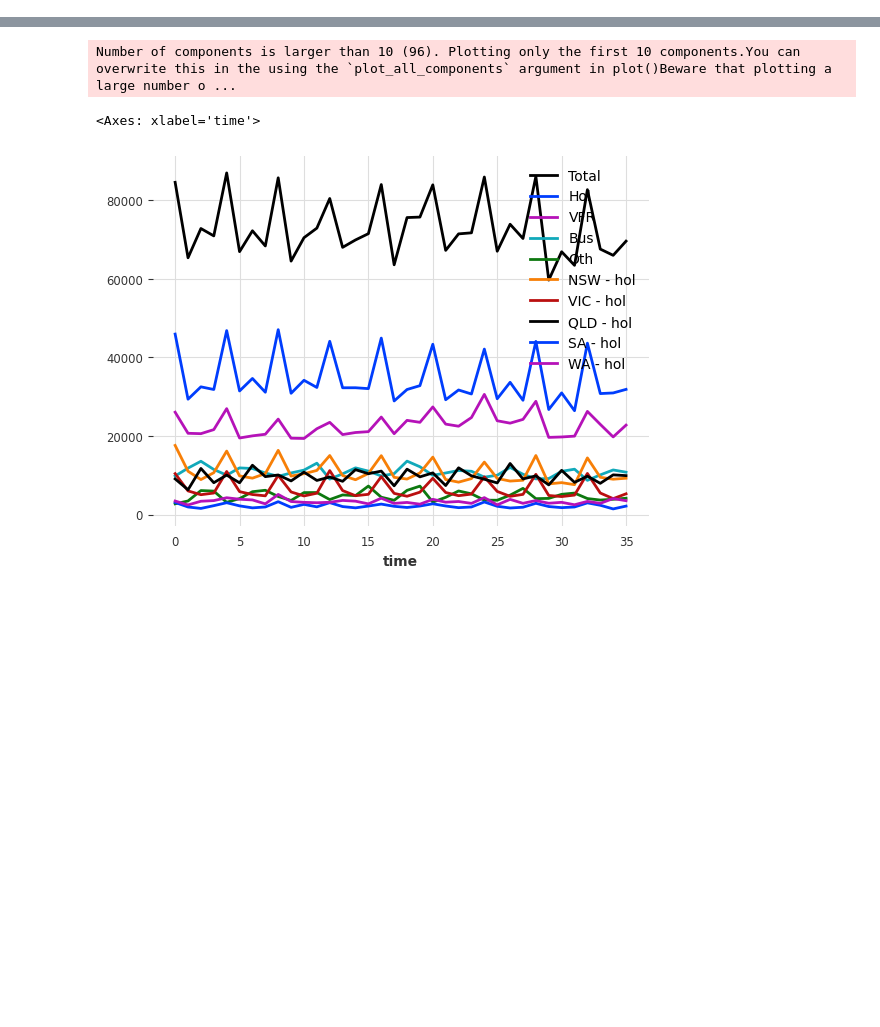
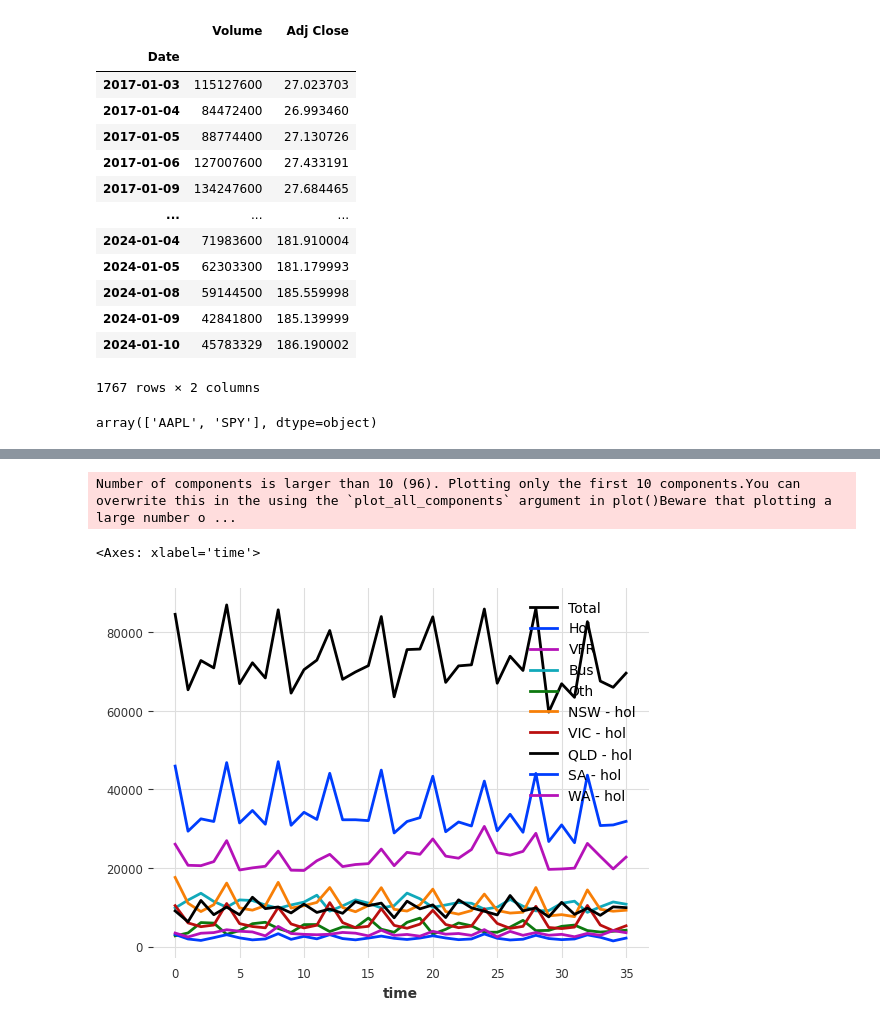
Before and after one commit to sanchezcarlosjr/evolufy, a Jupyter notebook: notebooks/1.0-cest-timeseries.ipynb, the cells around one changed output, grey strips where cells are left out. Cells and saved outputs as stored; diff of their text form; code cells hidden in the pictures; blank space fills up the shorter version.

```diff
--- a/notebooks/1.0-cest-timeseries.ipynb
+++ b/notebooks/1.0-cest-timeseries.ipynb
@@ -30,0 +27,5 @@ from darts.datasets import AirPassengersDataset,ETTh1Dataset,AusBeerDataset,Aust
+# %%
+import random
+df = pd.DataFrame(np.random.randn(8, 4), index=dates, columns=['Symbol', 'Close', 'C', 'D'])
+df = df.assign(Symbol = [random.choice(['A', 'B']) for i in range(8)])
+TimeSeries.from_dataframe(df=df[df['Symbol'] == 'A'].select_dtypes([np.number]), freq='B',)
@@ -30,0 +50,21 @@ from darts.datasets import AirPassengersDataset,ETTh1Dataset,AusBeerDataset,Aust
+# %%
+df[df['Symbol'] == 'AAPL'][list({'Adj Close', 'Volume'})]
+# %% [output]
+|  | Volume | Adj Close |
+| Date |  |  |
+| 2017-01-03 | 115127600 | 27.023703 |
+| 2017-01-04 | 84472400 | 26.993460 |
+| 2017-01-05 | 88774400 | 27.130726 |
+| 2017-01-06 | 127007600 | 27.433191 |
+| 2017-01-09 | 134247600 | 27.684465 |
+| ... | ... | ... |
+| 2024-01-04 | 71983600 | 181.910004 |
+| 2024-01-05 | 62303300 | 181.179993 |
+| 2024-01-08 | 59144500 | 185.559998 |
+| 2024-01-09 | 42841800 | 185.139999 |
+| 2024-01-10 | 45783329 | 186.190002 |
+1767 rows × 2 columns
+# %%
+df['Symbol'].unique()
+# %% [output]
+array(['AAPL', 'SPY'], dtype=object)
```
Also changed, not shown: parts of 12 cells of this notebook, 19 other files.
